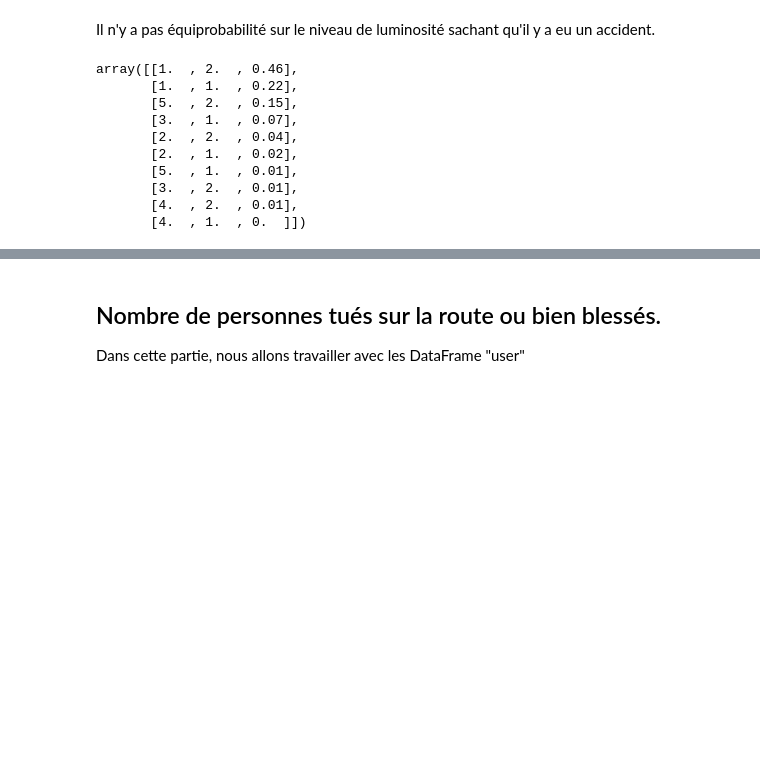
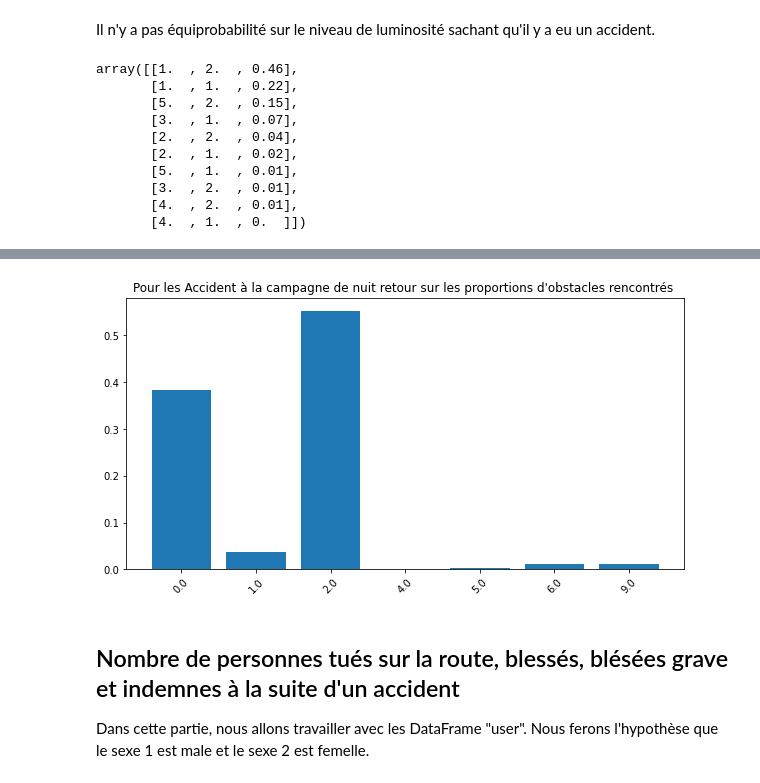
Before and after one commit to Ivanbtz9/Master2_datascience, a Jupyter notebook: Informatique_charbonel/DATA_Marie/Projet2_SPARK_5_12/V1.ipynb, the cells around one changed output, grey strips where cells are left out. Cells and saved outputs as stored; diff of their text form; code cells hidden in the pictures; blank space fills up the shorter version.

```diff
--- a/Informatique_charbonel/DATA_Marie/Projet2_SPARK_5_12/V1.ipynb
+++ b/Informatique_charbonel/DATA_Marie/Projet2_SPARK_5_12/V1.ipynb
@@ -506,0 +418,18 @@ Error:
+# %%
+car_12_18.groupBy(['Num_Acc']).count().orderBy('count',ascending=False).show(3)
+#Cette commande nous permet de vérifier que chaque accident à un unique identifiant au niveau des caractéristiques.
+
+car_3_1_12_18 = car_12_18.filter(Col('lum')=="3" ).filter(Col('agg')==1)
+
+car_3_1_12_18.show(4)
+
+#Créer un Dataframe avec tout les véhicules impliqué dans un accident entre 2012 et 2018
+vehi_12_18 = vehi["vehi_2012"] # Initialiser
+
+for a in Annees[1:]:
+    vehi_12_18 = vehi_12_18.unionByName(vehi[f"vehi_{a}"])
+
+vehi_12_18.groupBy(['Num_Acc']).count().orderBy('count',ascending=False).show(4)
+# On voit que plusieurs véhicules peuvent être impliqués dans un même accidents au maximum 35 véhicules pour un accident
+
+vehi_12_18.show(4)
@@ -506,0 +484,10 @@ Error:
+# %%
+#Faire la jointure sur les véhicules qui sont ref avec dans caractéristiques
+vehi_12_18.join(car_3_1_12_18,vehi_12_18.Num_Acc == car_3_1_12_18.Num_Acc).show(2)
+
+
+joindf = vehi_12_18.alias('v').join(car_3_1_12_18.alias('c'),Col("v.Num_Acc") == Col("c.Num_Acc")) #Inner join par défault
+pd_df = joindf.groupBy(['v.obsm']).count().orderBy('v.obsm').toPandas()
+
+pd_df["Pourcentage"] = pd_df["count"] / pd_df["count"].sum()
+pd_df.drop(0,inplace=True)
@@ -507,4 +502,12 @@ Error:
+# %%
+fig, axs = plt.subplots(1, 1, figsize=(10, 5))
+axs.bar(range(len(pd_df["obsm"])),pd_df["Pourcentage"])
+axs.set_title('Pour les Accident à la campagne de nuit retour sur les proportions d\'obstacles rencontrés ')
+plt.xticks(range(len(pd_df["obsm"])), pd_df["obsm"],rotation=45)
+plt.show()
+# %% [output]
+[figure, added]
 # %% [markdown]
-## Nombre de personnes tués sur la route ou bien blessés.
+## Nombre de personnes tués sur la route, blessés, blésées grave et indemnes à la suite d'un accident
 
-Dans cette partie, nous allons travailler avec les DataFrame "user"
+Dans cette partie, nous allons travailler avec les DataFrame "user". Nous ferons l'hypothèse que le sexe 1 est male et le sexe 2 est femelle.
```
Also changed, not shown: parts of 43 cells of this notebook, 7 other files.
